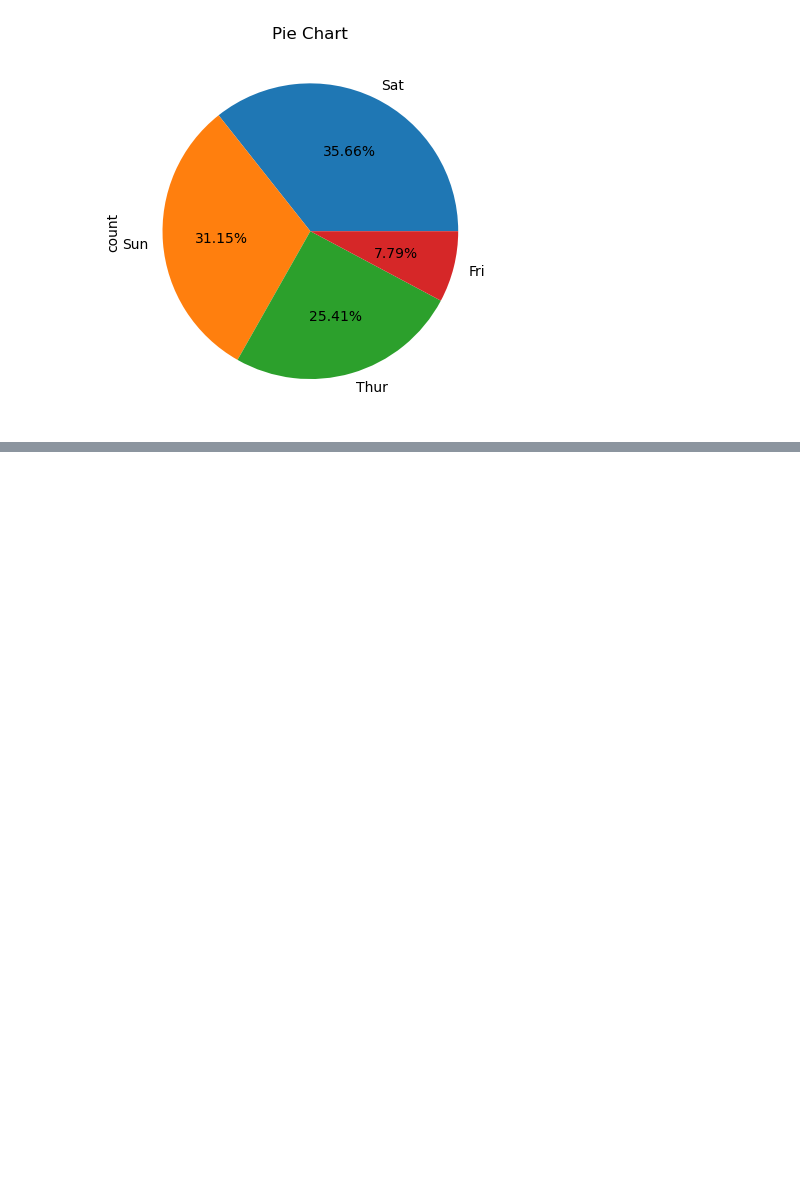
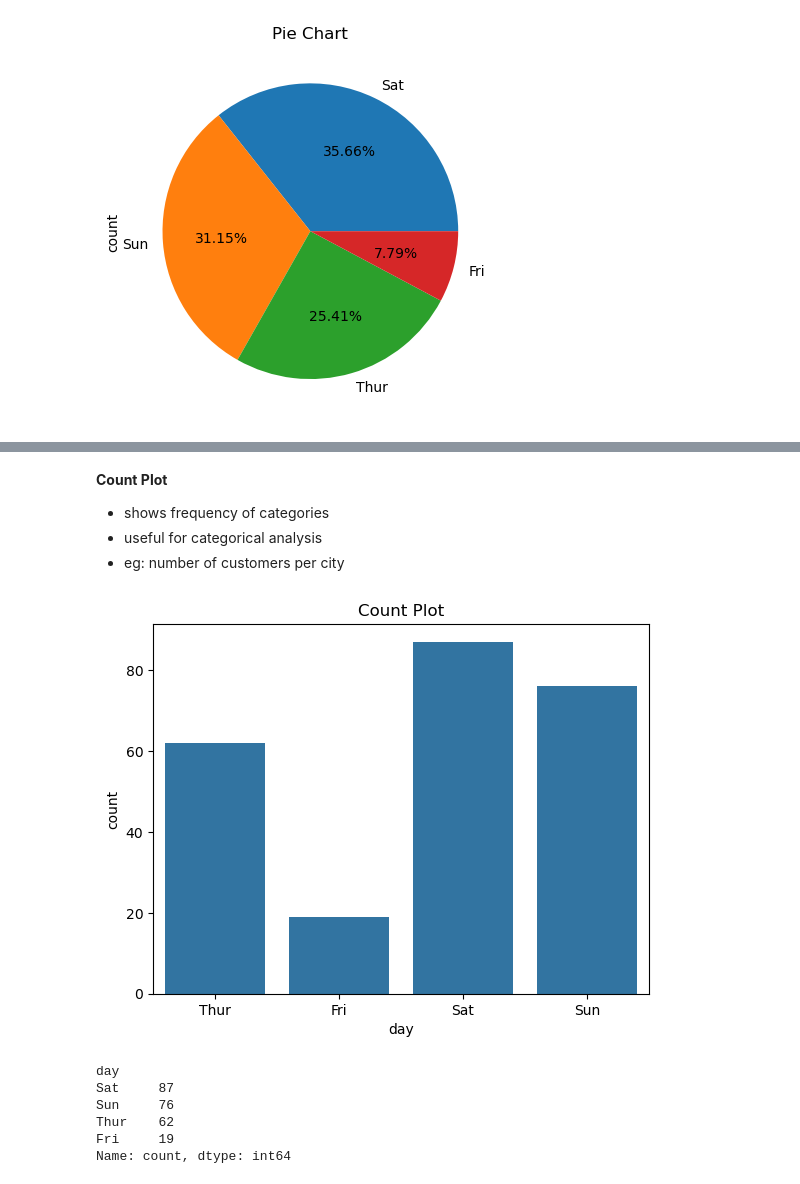
Before and after one commit to Kavya132003/Machine-Learning-with-Python, a Jupyter notebook: Data Visualization Matplotlib and Seaborn (4th June 2026).ipynb, the cells around one changed output, grey strips where cells are left out. Saved outputs shown, nothing was run; the diff lists cells and outputs as text; code cells hidden in the pictures; blank space fills up the shorter version.

```diff
--- a/Data Visualization Matplotlib and Seaborn (4th June 2026).ipynb
+++ b/Data Visualization Matplotlib and Seaborn (4th June 2026).ipynb
@@ -179,0 +191,20 @@ plt.show()
+# %% [markdown]
+**Count Plot**
+* shows frequency of categories
+* useful for categorical analysis
+* eg: number of customers per city
+# %%
+sns.countplot(x='day',data=df)
+plt.title('Count Plot')
+plt.show()
+# %% [output]
+[figure, added]
+# %%
+df['day'].value_counts()
+# %% [output]
+day
+Sat     87
+Sun     76
+Thur    62
+Fri     19
+Name: count, dtype: int64
```
Also changed, not shown: parts of 13 cells of this notebook, 1 other file.
